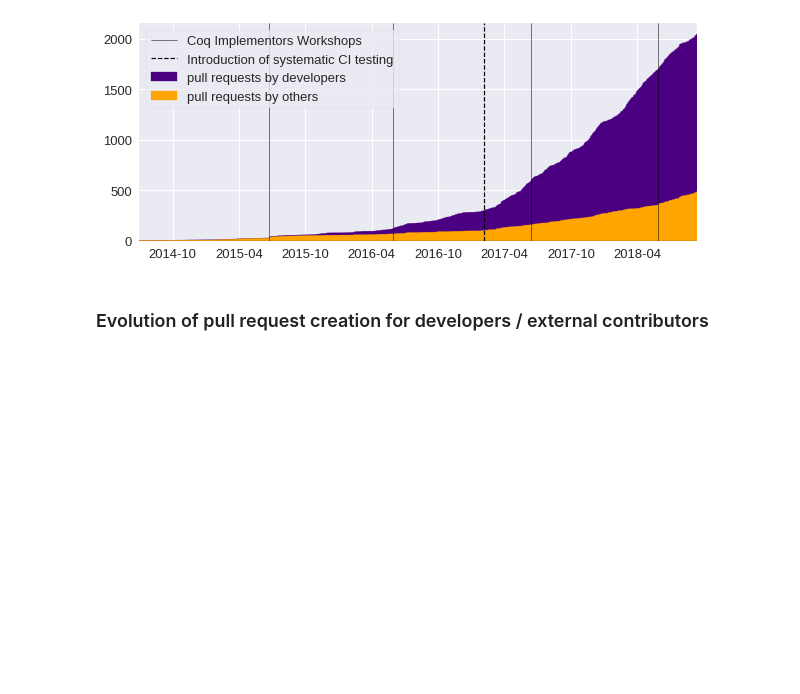
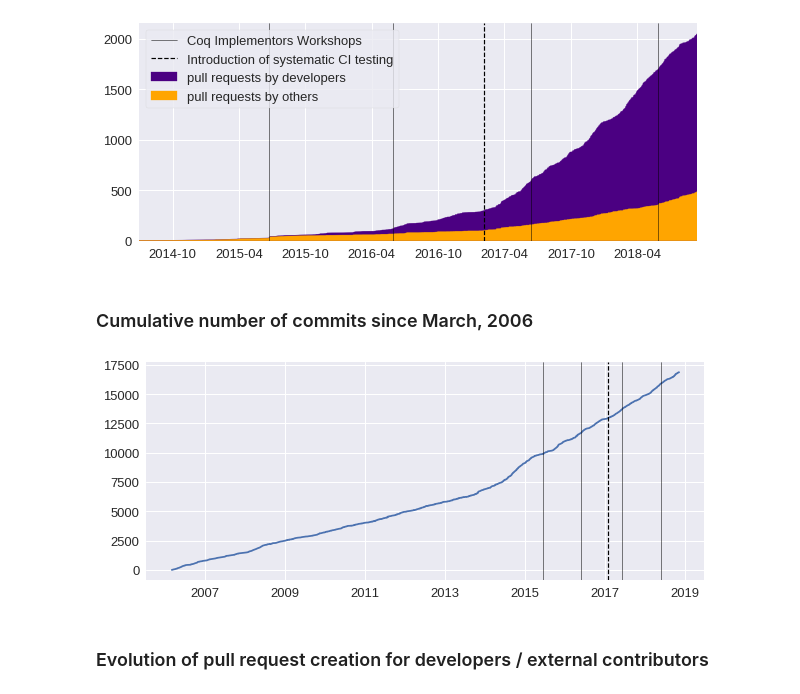
Before and after one commit to Zimmi48/impact-of-switching-bug-trackers, a Jupyter notebook: analysis/GitHub_migration.ipynb, the cells around one changed output. Cells and saved outputs as stored; diff of their text form; code cells hidden in the pictures; blank space fills up the shorter version.

Commit message:
Add very small analyses of the commit data.

```diff
--- a/analysis/GitHub_migration.ipynb
+++ b/analysis/GitHub_migration.ipynb
@@ -455,0 +475,8 @@ This should not be forgotten when interpreting *absolute* values of results.
+# %%
+def local():
+
+  commits_by_month = commits.assign(count=1,anonymous=commits['author']=='anonymous').resample('1M').agg({'count':'sum','anonymous':'sum'})
+  commits_by_month = commits_by_month.assign(ratio=commits_by_month['anonymous']/commits_by_month['count'])
+  return commits_by_month[commits_by_month['ratio'] > 0.1]
+
+local()
@@ -455,0 +504,2 @@ This should not be forgotten when interpreting *absolute* values of results.
+# %%
+commits = commits[commits.index > pd.datetime(2006,3,6)]
@@ -456,3 +508,5 @@ This should not be forgotten when interpreting *absolute* values of results.
+# %%
+commits = commits.sort_index()
 # %% [markdown]
 ## Variables
 # %% [markdown]
@@ -651,6 +705,8 @@ Name: new, dtype: float64
 # %%
 prs,prs_15D,prs_30D = df_15D_30D(prs)
 pr_comments,pr_comments_15D,pr_comments_30D = df_15D_30D(pr_comments)
+# %%
+commits,commits_15D,commits_30D = df_15D_30D(commits)
 # %% [markdown]
 ## Descriptive statistics
 # %%
@@ -719,6 +775,17 @@ def local():
 local()
 # %% [output]
 [figure]
+# %% [markdown]
+### Cumulative number of commits since March, 2006
+# %%
+def local():
+
+  plt.plot(commits.agg({'count':'cumsum'}))
+  prs_vertical_lines()
+
+local()
+# %% [output]
+[figure, added]
 # %% [markdown]
 ### Evolution of pull request creation for developers / external contributors
 # %%
```
Also changed, not shown: parts of 17 cells of this notebook.
